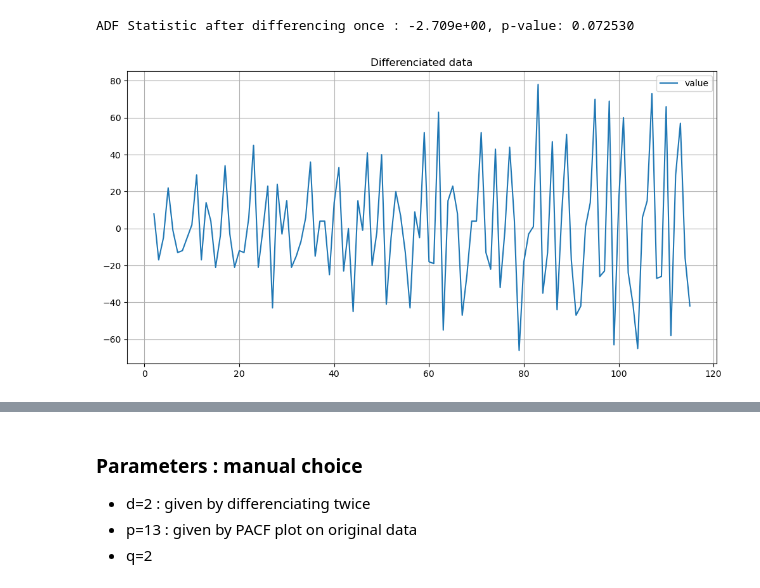
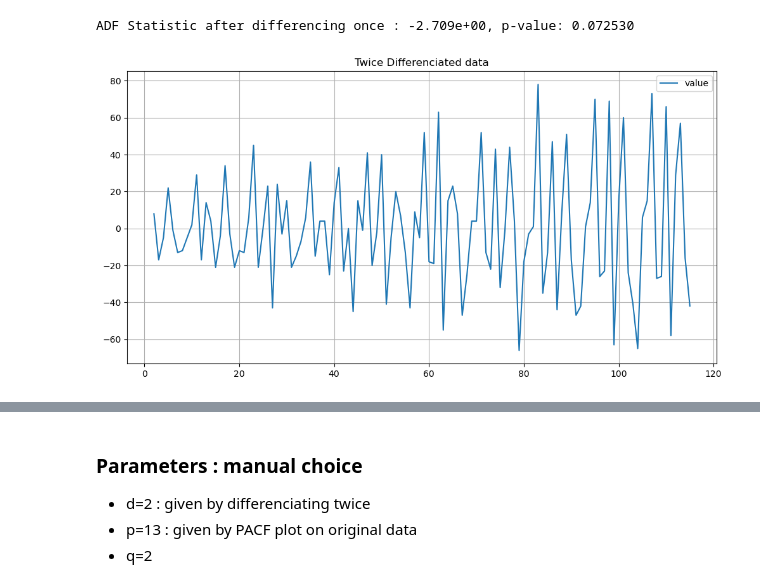
Before and after one commit to BenjaminDeporte/Boilerplate_code, a Jupyter notebook: ARIMA.ipynb, the cells around one changed output, grey strips where cells are left out. Cells and saved outputs as stored; diff of their text form; code cells hidden in the pictures.

```diff
--- a/ARIMA.ipynb
+++ b/ARIMA.ipynb
@@ -100,11 +102,11 @@ ADF Statistic after differencing once : -2.709e+00, p-value: 0.072530
 diff = df_X.diff().diff().dropna()
 # %%
 fig, ax = plt.subplots(figsize=(12, 6))
-diff.plot(ax=ax, title='Differenciated data')
+diff.plot(ax=ax, title='Twice Differenciated data')
 ax.grid()
 plt.show()
 # %% [output]
-[figure, old version]
+[figure, new version]
 # %%
 series = diff.values.astype(float)   # e.g., log returns
 result = adfuller(series, maxlag=None, regression='c', autolag='AIC')
```
Also changed, not shown: parts of 7 cells of this notebook.
